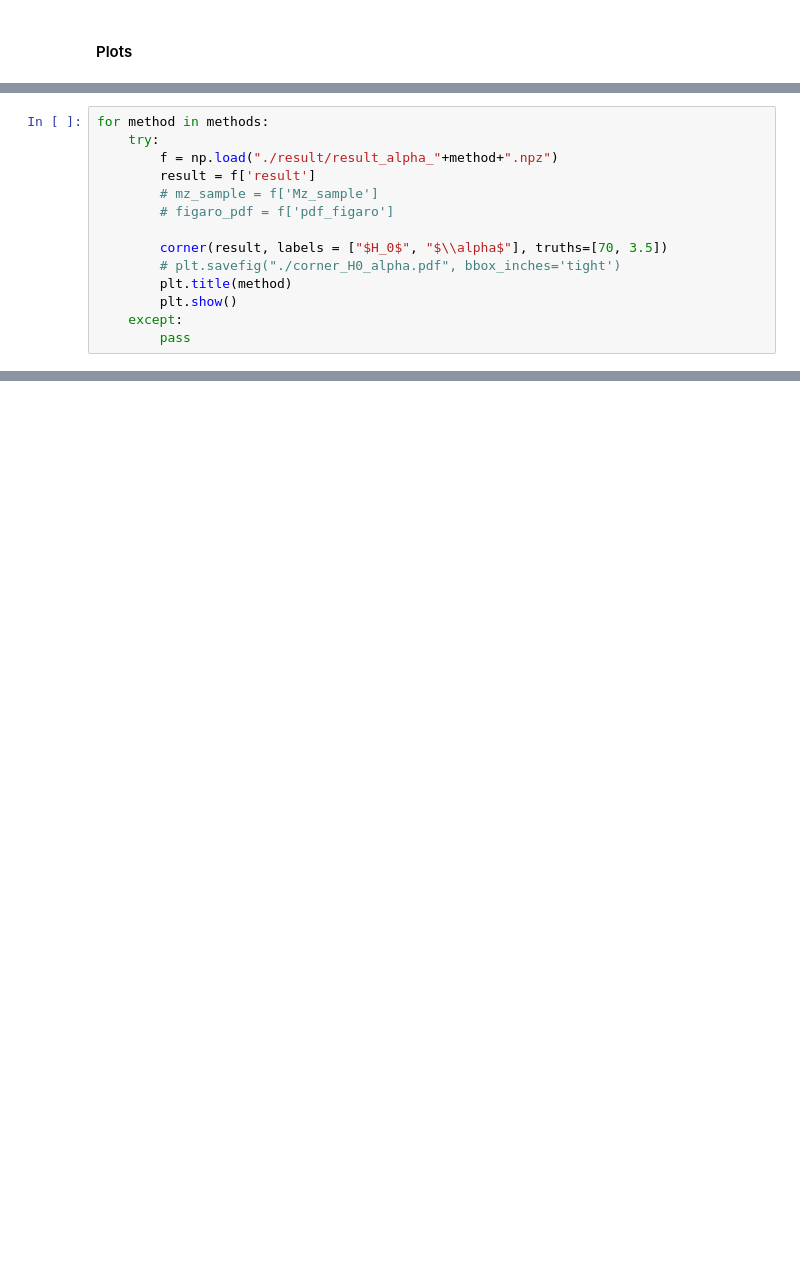
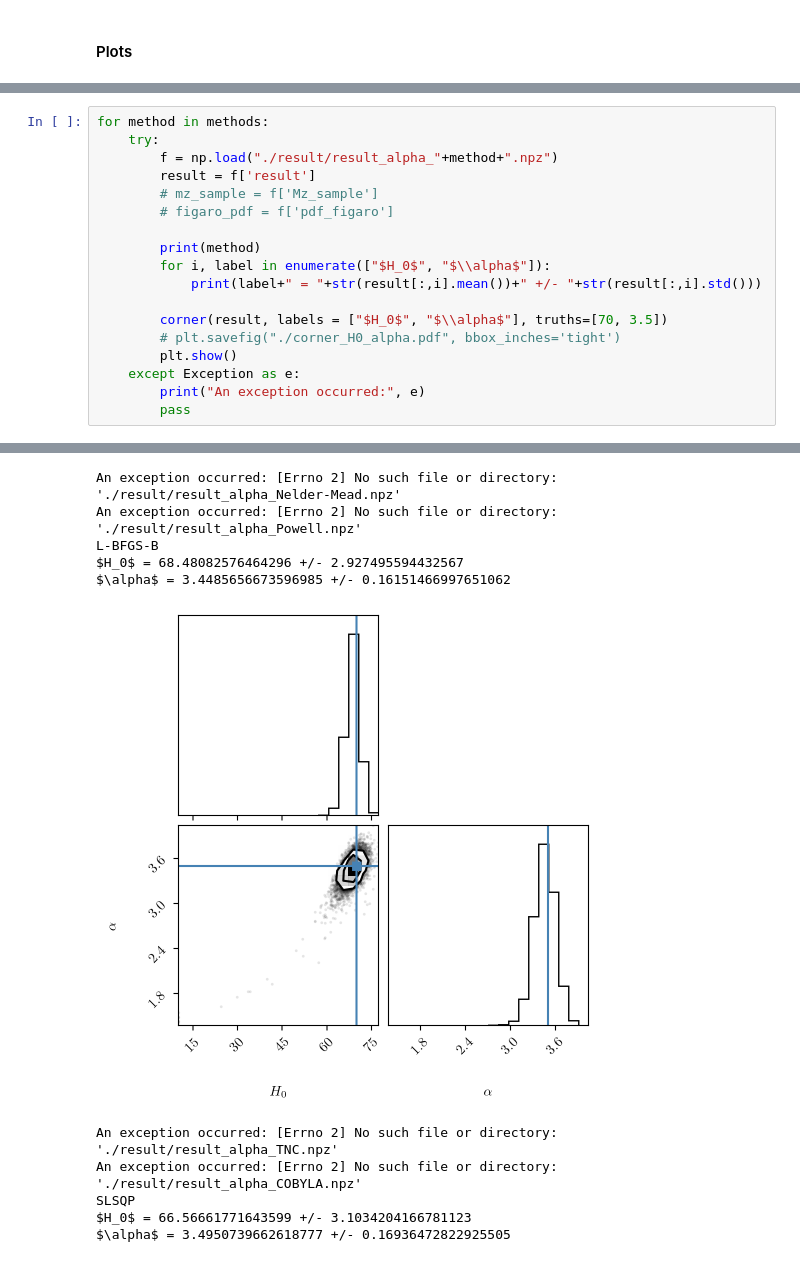
Before and after one commit to thomasckng/population_analysis, a Jupyter notebook: main/inference_multi.ipynb, the cells around one changed output, grey strips where cells are left out. Drawn from its saved outputs; the diff is of its cells as text; blank space fills up the shorter version.

```diff
--- a/main/inference_multi.ipynb
+++ b/main/inference_multi.ipynb
@@ -137,9 +204,14 @@ for method in methods:
         # mz_sample = f['Mz_sample']
         # figaro_pdf = f['pdf_figaro']
 
+        print(method)
+        for i, label in enumerate(["$H_0$", "$\\alpha$"]):
+            print(label+" = "+str(result[:,i].mean())+" +/- "+str(result[:,i].std()))
+
         corner(result, labels = ["$H_0$", "$\\alpha$"], truths=[70, 3.5])
         # plt.savefig("./corner_H0_alpha.pdf", bbox_inches='tight')
-        plt.title(method)
         plt.show()
-    except:
+    except Exception as e:
+        print("An exception occurred:", e)
         pass
+# %% [output]
@@ -145,0 +219,11 @@ for method in methods:
+An exception occurred: [Errno 2] No such file or directory: './result/result_alpha_Nelder-Mead.npz'
+An exception occurred: [Errno 2] No such file or directory: './result/result_alpha_Powell.npz'
+L-BFGS-B
+$H_0$ = 68.48082576464296 +/- 2.927495594432567
+$\alpha$ = 3.4485656673596985 +/- 0.16151466997651062
+[figure, added]
+An exception occurred: [Errno 2] No such file or directory: './result/result_alpha_TNC.npz'
+An exception occurred: [Errno 2] No such file or directory: './result/result_alpha_COBYLA.npz'
+SLSQP
+$H_0$ = 66.56661771643599 +/- 3.1034204166781123
+$\alpha$ = 3.4950739662618777 +/- 0.16936472822925505
```
Also changed, not shown: parts of 15 cells of this notebook, 3 other files.
